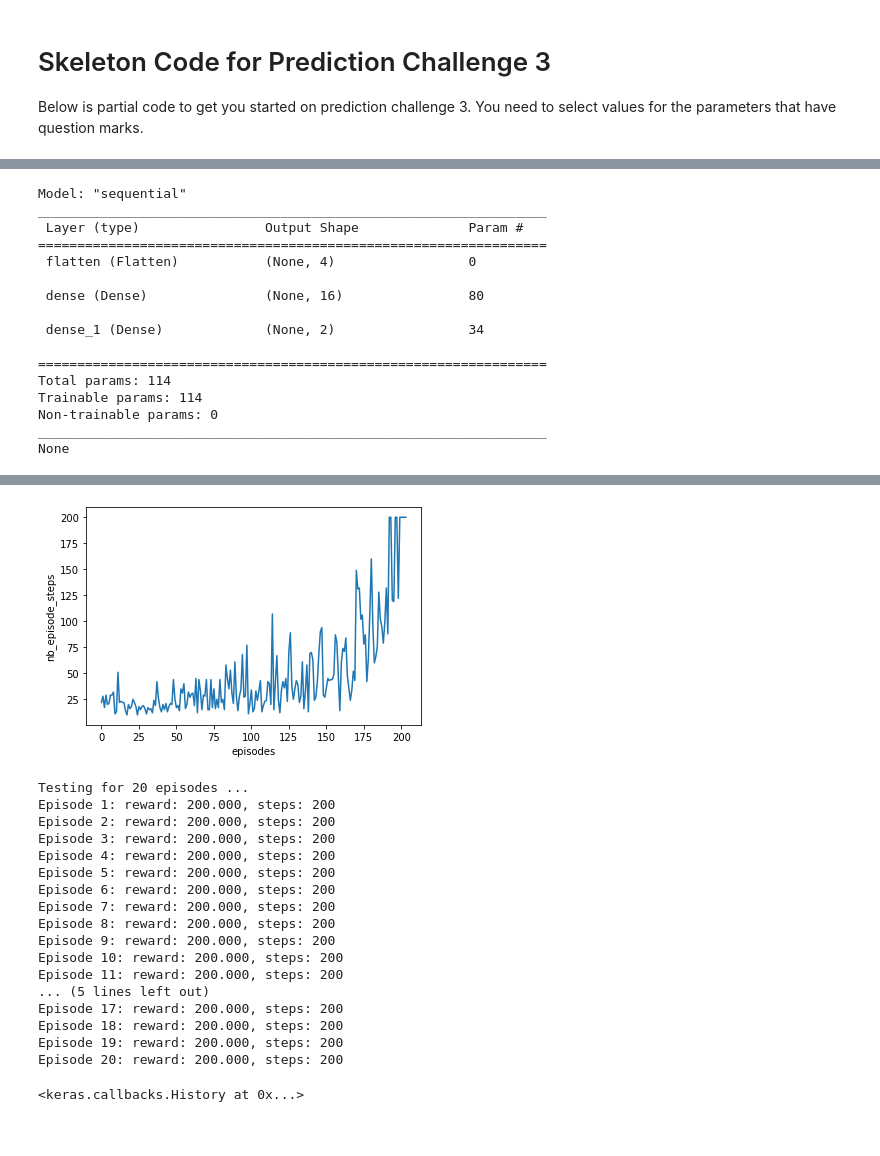
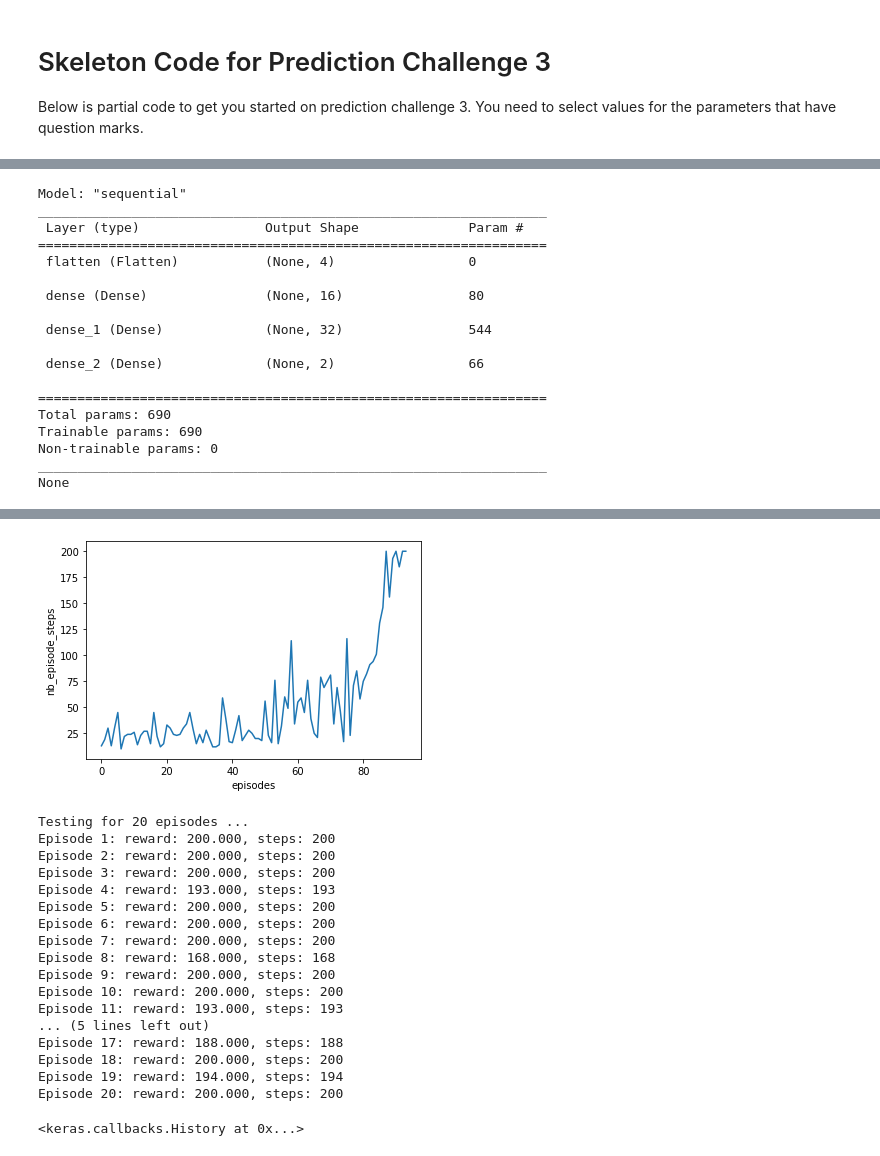
Before and after one commit to chandhinipj/CartPole-V0-ReinforcementLearning, a Jupyter notebook: PredictionChallenge3.ipynb, the cells around one changed output, grey strips where cells are left out. Cells and saved outputs as stored; diff of their text form; code cells hidden in the pictures.

```diff
--- a/PredictionChallenge3.ipynb
+++ b/PredictionChallenge3.ipynb
@@ -56,7 +56,7 @@ model.add(Input(shape=(1,env.observation_space.shape[0])))  # The input is 1 obs
 model.add(Flatten())
 # add extra layers here
 model.add(Dense(16, activation='relu'))
-# model.add(Dense(32, activation='relu'))
+model.add(Dense(32, activation='relu'))
 # model.add(Dense(64, activation='relu'))
 # model.add(Dense(128, activation='relu'))
 
@@ -71,24 +71,26 @@ _________________________________________________________________
 
  dense (Dense)               (None, 16)                80
 
- dense_1 (Dense)             (None, 2)                 34
+ dense_1 (Dense)             (None, 32)                544
+
+ dense_2 (Dense)             (None, 2)                 66
 
 =================================================================
-Total params: 114
-Trainable params: 114
+Total params: 690
+Trainable params: 690
 Non-trainable params: 0
 _________________________________________________________________
 None
 # %%
-memory = SequentialMemory(limit=100000, window_length=1)
+memory = SequentialMemory(limit=5000, window_length=1)
 
 # define the policy
-policy =  LinearAnnealedPolicy(inner_policy=EpsGreedyQPolicy(),
+policy =  LinearAnnealedPolicy(inner_policy=EpsGreedyQPolicy(eps=0.2),
                                attr='eps',
                                value_max=1.0,
                                value_min=0.1,
                                value_test=.05,
-                               nb_steps=10000)
+                               nb_steps=5000)
 
 
 # define the agent
@@ -101,5 +103,11 @@ dqn = DQNAgent(model=model,
 
 dqn.compile(Adam(lr=1e-3), metrics=['mae'])
 
-history = dqn.fit(env, nb_steps=10000, visualize=False, verbose=2)
+history = dqn.fit(env, nb_steps=5000, visualize=False, verbose=2)
+
+# summarize the history for number  of episode steps
+plt.plot(history.history['nb_episode_steps'])
+plt.ylabel('nb_episode_steps')
+plt.xlabel('episodes')
+plt.show()
 # %% [output]
@@ -128,28 +136,22 @@ done, took 68.630 seconds
+[figure, added]
-# %%
-# summarize the history for number  of episode steps
-plt.plot(history.history['nb_episode_steps'])
-plt.ylabel('nb_episode_steps')
-plt.xlabel('episodes')
-plt.show()
-
-dqn.test(env, nb_episodes=20, visualize=False)
-# %% [output]
-[figure, removed]
-Testing for 20 episodes ...
-Episode 1: reward: 200.000, steps: 200
-Episode 2: reward: 200.000, steps: 200
-Episode 3: reward: 200.000, steps: 200
-Episode 4: reward: 200.000, steps: 200
-Episode 5: reward: 200.000, steps: 200
-Episode 6: reward: 200.000, steps: 200
-Episode 7: reward: 200.000, steps: 200
-Episode 8: reward: 200.000, steps: 200
-Episode 9: reward: 200.000, steps: 200
-Episode 10: reward: 200.000, steps: 200
-Episode 11: reward: 200.000, steps: 200
-... (5 lines left out)
-Episode 17: reward: 200.000, steps: 200
-Episode 18: reward: 200.000, steps: 200
-Episode 19: reward: 200.000, steps: 200
-Episode 20: reward: 200.000, steps: 200
-<keras.callbacks.History at 0x...>
+# %%
+dqn.test(env, nb_episodes=20, visualize=False)
+# %% [output]
+Testing for 20 episodes ...
+Episode 1: reward: 200.000, steps: 200
+Episode 2: reward: 200.000, steps: 200
+Episode 3: reward: 200.000, steps: 200
+Episode 4: reward: 193.000, steps: 193
+Episode 5: reward: 200.000, steps: 200
+Episode 6: reward: 200.000, steps: 200
+Episode 7: reward: 200.000, steps: 200
+Episode 8: reward: 168.000, steps: 168
+Episode 9: reward: 200.000, steps: 200
+Episode 10: reward: 200.000, steps: 200
+Episode 11: reward: 193.000, steps: 193
+... (5 lines left out)
+Episode 17: reward: 188.000, steps: 188
+Episode 18: reward: 200.000, steps: 200
+Episode 19: reward: 194.000, steps: 194
+Episode 20: reward: 200.000, steps: 200
+<keras.callbacks.History at 0x...>
```
Also changed, not shown: parts of 3 cells of this notebook.
